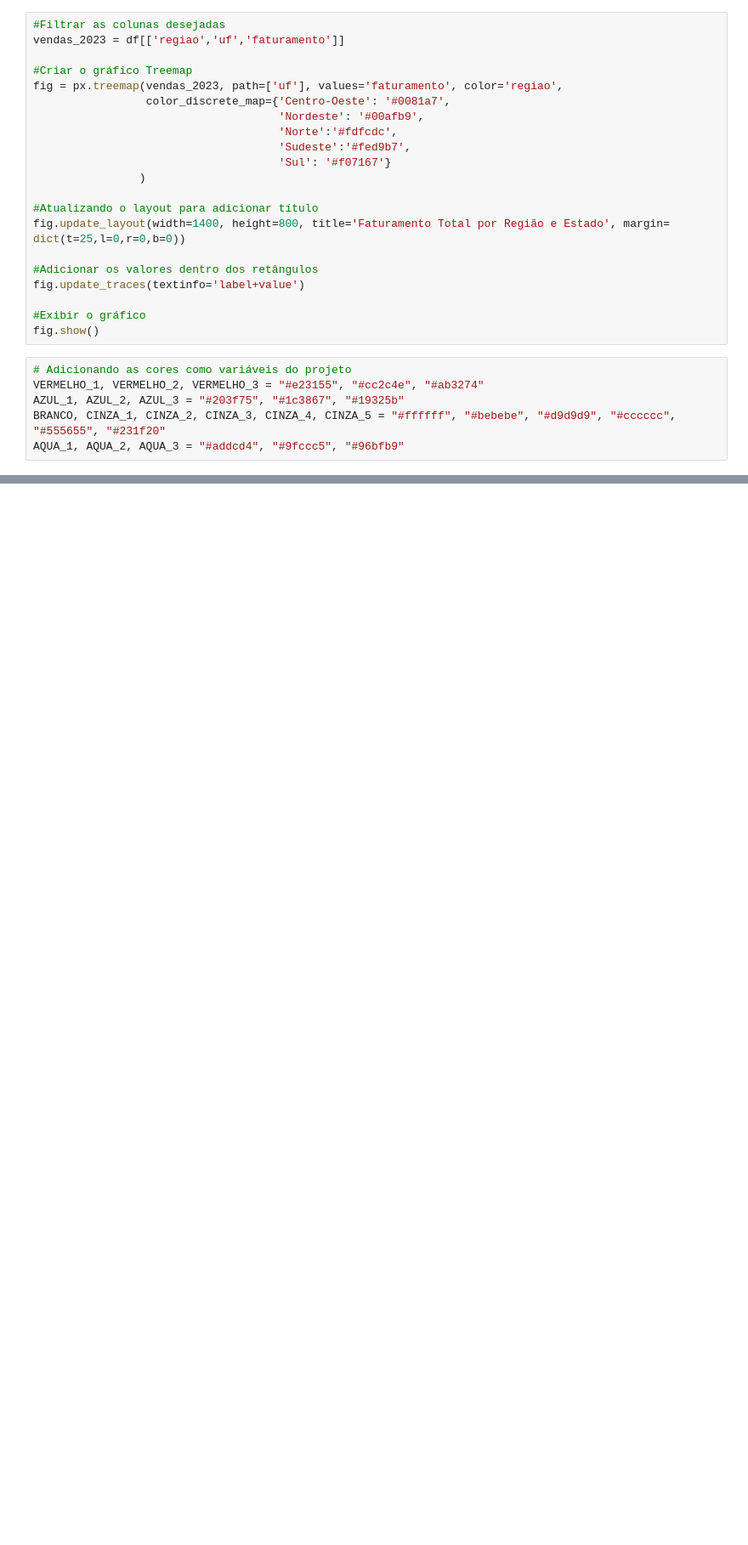
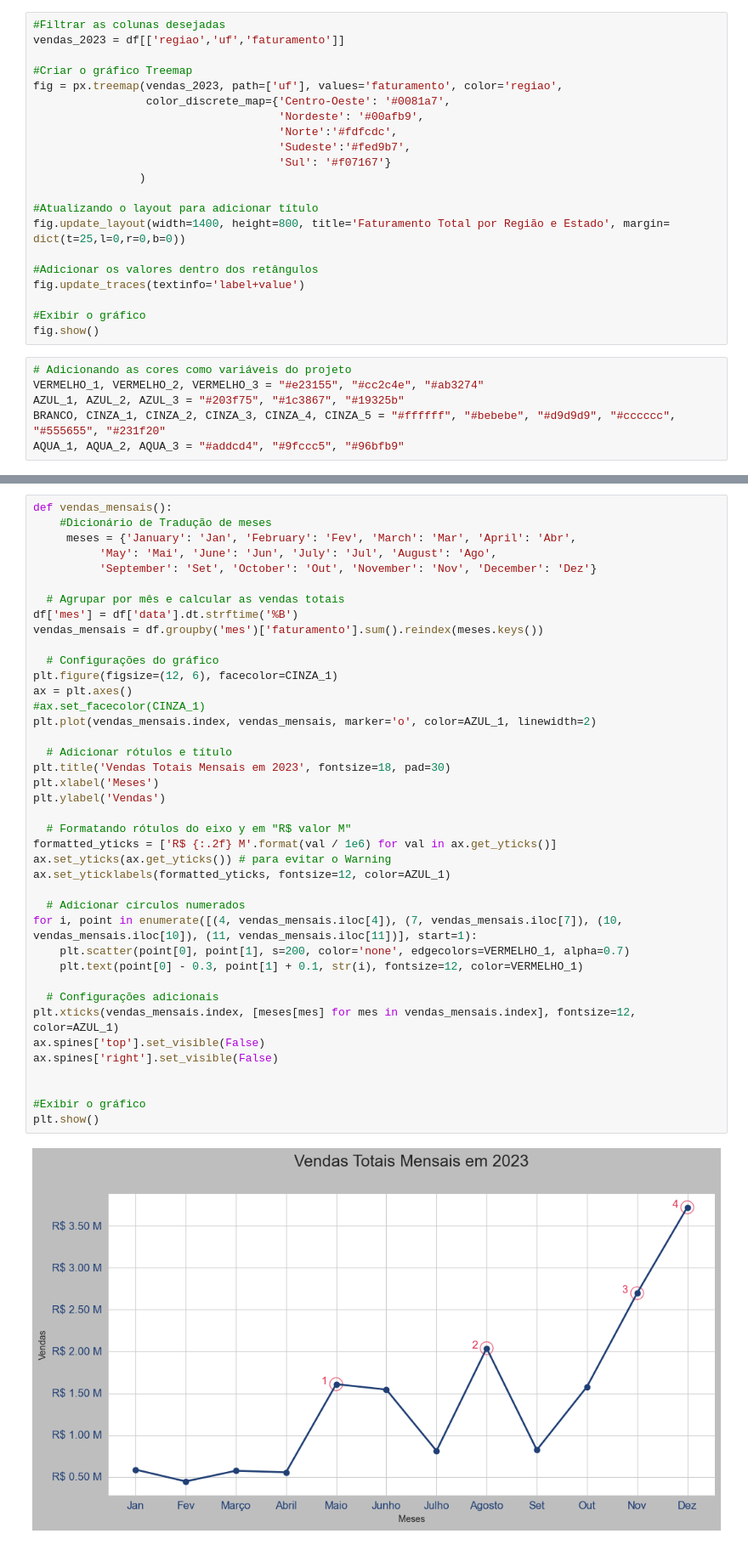
Before and after one commit to Jackvs720v/BigDataIA, a Jupyter notebook: aula10/aula9.ipynb, the cells around one changed output, grey strips where cells are left out. Shown: that part at 85% size. Cells and saved outputs as stored; diff of their text form; blank space fills up the shorter version.

```diff
--- a/aula10/aula9.ipynb
+++ b/aula10/aula9.ipynb
@@ -460,0 +487,42 @@ metodo_mais_utilizado = metodos_de_pagamento
+# %%
+def vendas_mensais():
+    #Dicionário de Tradução de meses
+     meses = {'January': 'Jan', 'February': 'Fev', 'March': 'Mar', 'April': 'Abr',
+          'May': 'Mai', 'June': 'Jun', 'July': 'Jul', 'August': 'Ago',
+          'September': 'Set', 'October': 'Out', 'November': 'Nov', 'December': 'Dez'}
+
+  # Agrupar por mês e calcular as vendas totais
+df['mes'] = df['data'].dt.strftime('%B')
+vendas_mensais = df.groupby('mes')['faturamento'].sum().reindex(meses.keys())
+
+  # Configurações do gráfico
+plt.figure(figsize=(12, 6), facecolor=CINZA_1)
+ax = plt.axes()
+#ax.set_facecolor(CINZA_1)
+plt.plot(vendas_mensais.index, vendas_mensais, marker='o', color=AZUL_1, linewidth=2)
+
+  # Adicionar rótulos e título
+plt.title('Vendas Totais Mensais em 2023', fontsize=18, pad=30)
+plt.xlabel('Meses')
+plt.ylabel('Vendas')
+
+  # Formatando rótulos do eixo y em "R$ valor M"
+formatted_yticks = ['R$ {:.2f} M'.format(val / 1e6) for val in ax.get_yticks()]
+ax.set_yticks(ax.get_yticks()) # para evitar o Warning
+ax.set_yticklabels(formatted_yticks, fontsize=12, color=AZUL_1)
+
+  # Adicionar círculos numerados
+for i, point in enumerate([(4, vendas_mensais.iloc[4]), (7, vendas_mensais.iloc[7]), (10, vendas_mensais.iloc[10]), (11, vendas_mensais.iloc[11])], start=1):
+    plt.scatter(point[0], point[1], s=200, color='none', edgecolors=VERMELHO_1, alpha=0.7)
+    plt.text(point[0] - 0.3, point[1] + 0.1, str(i), fontsize=12, color=VERMELHO_1)
+
+  # Configurações adicionais
+plt.xticks(vendas_mensais.index, [meses[mes] for mes in vendas_mensais.index], fontsize=12, color=AZUL_1)
+ax.spines['top'].set_visible(False)
+ax.spines['right'].set_visible(False)
+
+
+#Exibir o gráfico
+plt.show()
+# %% [output]
+[figure, added]
```
Also changed, not shown: parts of 17 cells of this notebook, 1 other file.
